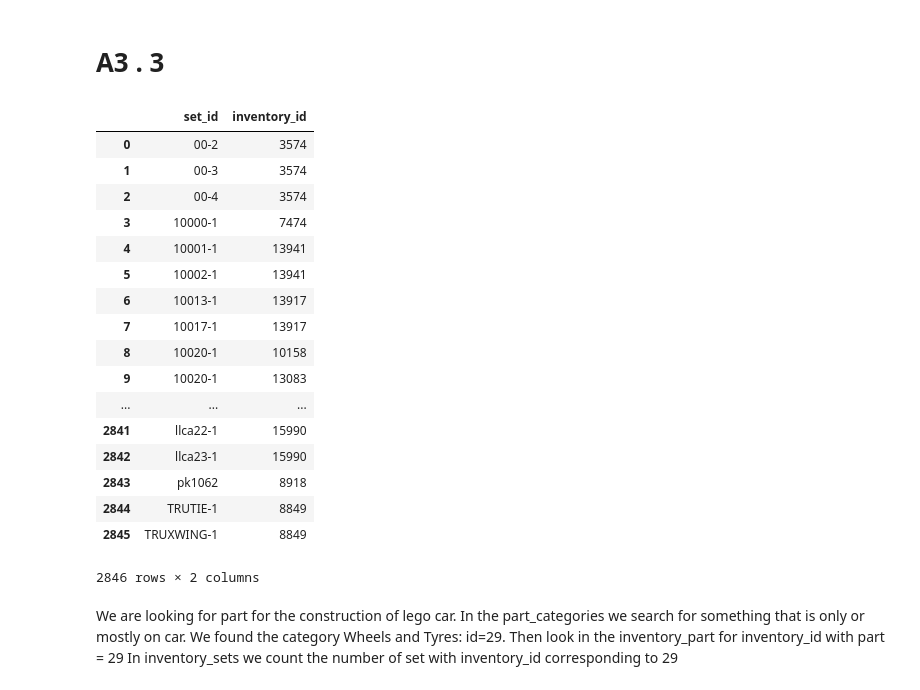
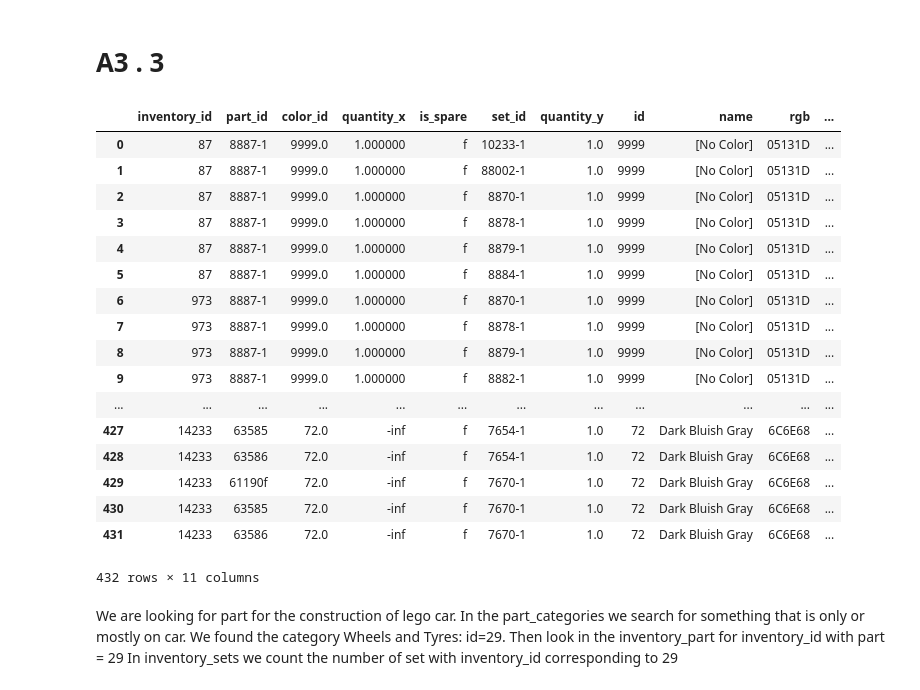
Before and after one commit to Apiquet/ADA_EPFL, a Jupyter notebook: ADA2018-Homework-master/01 - Pandas and Data Wrangling/Exercise 1.ipynb, the cells around one changed output. Cells and saved outputs as stored; diff of their text form; code cells hidden in the pictures.

Commit message:
Firtering merge

```diff
--- a/ADA2018-Homework-master/01 - Pandas and Data Wrangling/Exercise 1.ipynb
+++ b/ADA2018-Homework-master/01 - Pandas and Data Wrangling/Exercise 1.ipynb
@@ -239,41 +239,45 @@ ax = df.plot.bar(rot=90)
 # %%
 #cast ids to string
 sets.id = sets.id.astype(str)
 inventory_sets.inventory_id = inventory_sets.inventory_id.astype(str)
 inventory_parts.inventory_id = inventory_parts.inventory_id.astype(str)
 
 #merging sets and inventory sets. Using right join to fetch only the existing id in inventory_sets
 merge_sets_Inventory = pd.merge(sets, inventory_sets, how='right',left_on=['id'], right_on=['set_id'])
 merge_sets_Inventory_filtered = pd.DataFrame()
 merge_sets_Inventory_filtered['set_id'] = merge_sets_Inventory.set_id
 merge_sets_Inventory_filtered['inventory_id'] = merge_sets_Inventory.inventory_id
+merge_sets_Inventory_filtered['quantity'] = merge_sets_Inventory.quantity
 #removing where there is quantity < 1
-set_inventory_quantity = merge_sets_Inventory[(merge_sets_Inventory['quantity'] > 0)]
+set_inventory_quantity = merge_sets_Inventory_filtered[(merge_sets_Inventory_filtered['quantity'] > 0)]
 #merging until colors dataframe
 inventory_inventory = pd.merge(inventory_parts, set_inventory_quantity, how='right',on=['inventory_id'])
+inventory_inventory = inventory_inventory.dropna()
 inventory_color = pd.merge(inventory_inventory, colors, how='outer',left_on=['color_id'], right_on=['id'])
-#removing parts without colors
-inventory_color_filter_no_color = inventory_color[(inventory_color['name_y'] != '[No Color]')]
-merge_sets_Inventory_filtered
+inventory_color = inventory_color.dropna()
+inventory_color_filtered = pd.DataFrame()
+inventory_color_filtered['set_id'] = inventory_color.set_id
+inventory_color_filtered['name'] = inventory_color.name
+inventory_color
 # %% [output]
-|  | set_id | inventory_id |
-| 0 | 00-2 | 3574 |
-| 1 | 00-3 | 3574 |
-| 2 | 00-4 | 3574 |
-| 3 | 10000-1 | 7474 |
-| 4 | 10001-1 | 13941 |
-| 5 | 10002-1 | 13941 |
-| 6 | 10013-1 | 13917 |
-| 7 | 10017-1 | 13917 |
-| 8 | 10020-1 | 10158 |
-| 9 | 10020-1 | 13083 |
-| ... | ... | ... |
-| 2841 | llca22-1 | 15990 |
-| 2842 | llca23-1 | 15990 |
-| 2843 | pk1062 | 8918 |
-| 2844 | TRUTIE-1 | 8849 |
-| 2845 | TRUXWING-1 | 8849 |
+|  | inventory_id | part_id | color_id | quantity_x | is_spare | set_id | quantity_y | id | name | rgb | ... |
+| 0 | 87 | 8887-1 | 9999.0 | 1.000000 | f | 10233-1 | 1.0 | 9999 | [No Color] | 05131D | ... |
+| 1 | 87 | 8887-1 | 9999.0 | 1.000000 | f | 88002-1 | 1.0 | 9999 | [No Color] | 05131D | ... |
+| 2 | 87 | 8887-1 | 9999.0 | 1.000000 | f | 8870-1 | 1.0 | 9999 | [No Color] | 05131D | ... |
+| 3 | 87 | 8887-1 | 9999.0 | 1.000000 | f | 8878-1 | 1.0 | 9999 | [No Color] | 05131D | ... |
+| 4 | 87 | 8887-1 | 9999.0 | 1.000000 | f | 8879-1 | 1.0 | 9999 | [No Color] | 05131D | ... |
+| 5 | 87 | 8887-1 | 9999.0 | 1.000000 | f | 8884-1 | 1.0 | 9999 | [No Color] | 05131D | ... |
+| 6 | 973 | 8887-1 | 9999.0 | 1.000000 | f | 8870-1 | 1.0 | 9999 | [No Color] | 05131D | ... |
+| 7 | 973 | 8887-1 | 9999.0 | 1.000000 | f | 8878-1 | 1.0 | 9999 | [No Color] | 05131D | ... |
+| 8 | 973 | 8887-1 | 9999.0 | 1.000000 | f | 8879-1 | 1.0 | 9999 | [No Color] | 05131D | ... |
+| 9 | 973 | 8887-1 | 9999.0 | 1.000000 | f | 8882-1 | 1.0 | 9999 | [No Color] | 05131D | ... |
+| ... | ... | ... | ... | ... | ... | ... | ... | ... | ... | ... | ... |
+| 427 | 14233 | 63585 | 72.0 | -inf | f | 7654-1 | 1.0 | 72 | Dark Bluish Gray | 6C6E68 | ... |
+| 428 | 14233 | 63586 | 72.0 | -inf | f | 7654-1 | 1.0 | 72 | Dark Bluish Gray | 6C6E68 | ... |
+| 429 | 14233 | 61190f | 72.0 | -inf | f | 7670-1 | 1.0 | 72 | Dark Bluish Gray | 6C6E68 | ... |
+| 430 | 14233 | 63585 | 72.0 | -inf | f | 7670-1 | 1.0 | 72 | Dark Bluish Gray | 6C6E68 | ... |
+| 431 | 14233 | 63586 | 72.0 | -inf | f | 7670-1 | 1.0 | 72 | Dark Bluish Gray | 6C6E68 | ... |
-2846 rows × 2 columns
+432 rows × 11 columns
 # %% [markdown]
 We are looking for part for the construction of lego car.
 In the part_categories we search for something that is only or mostly on car.
```
